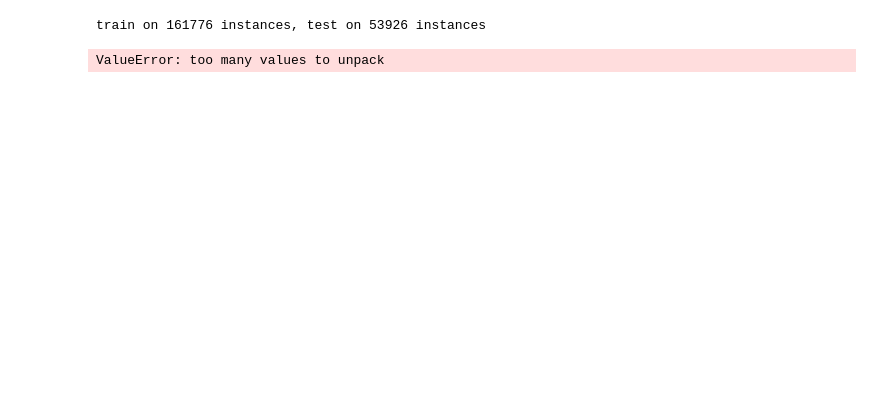
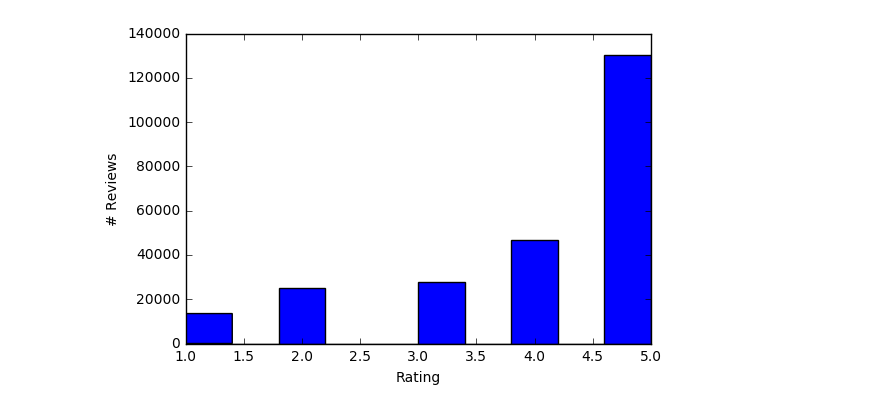
Before and after one commit to mindyng/Springboard-DSCT, a Jupyter notebook: Sentiment Analysis - Supervised Learning.ipynb, the cells around one changed output. Drawn from its saved outputs; the diff is of its cells as text; code cells hidden in the pictures; blank space fills up the shorter version.

```diff
--- a/Sentiment Analysis - Supervised Learning.ipynb
+++ b/Sentiment Analysis - Supervised Learning.ipynb
@@ -75,17 +35,0 @@ posfeats = [word_feats(tokenized_review) for f in pos]
-# %%
-#Split processed reviews into training and test data sets
-
-negcutoff = len(negfeats)*3/4
-poscutoff = len(posfeats)*3/4
-
-trainfeats = negfeats[:negcutoff] + posfeats[:poscutoff]
-testfeats = negfeats[negcutoff:] + posfeats[poscutoff:]
-print 'train on %d instances, test on %d instances' % (len(trainfeats), len(testfeats))
-# %% [output]
-train on 161776 instances, test on 53926 instances
-# %%
-#Make Naive Bayes model using training data
-
-classifier = NaiveBayesClassifier.train(trainfeats)
-# %% [output]
-ValueError: too many values to unpack
@@ -96,0 +36,13 @@ classifier.show_most_informative_features()
+# %%
+ratings = []
+
+for i in books:
+    for line in open(i):
+        ratings.append(int(line[0]))
+# %%
+plt.hist(ratings)
+plt.xlabel("Rating")
+plt.ylabel("# Reviews")
+plt.show()
+# %% [output]
+[figure, added]
```
Also changed, not shown: parts of 23 cells of this notebook.
